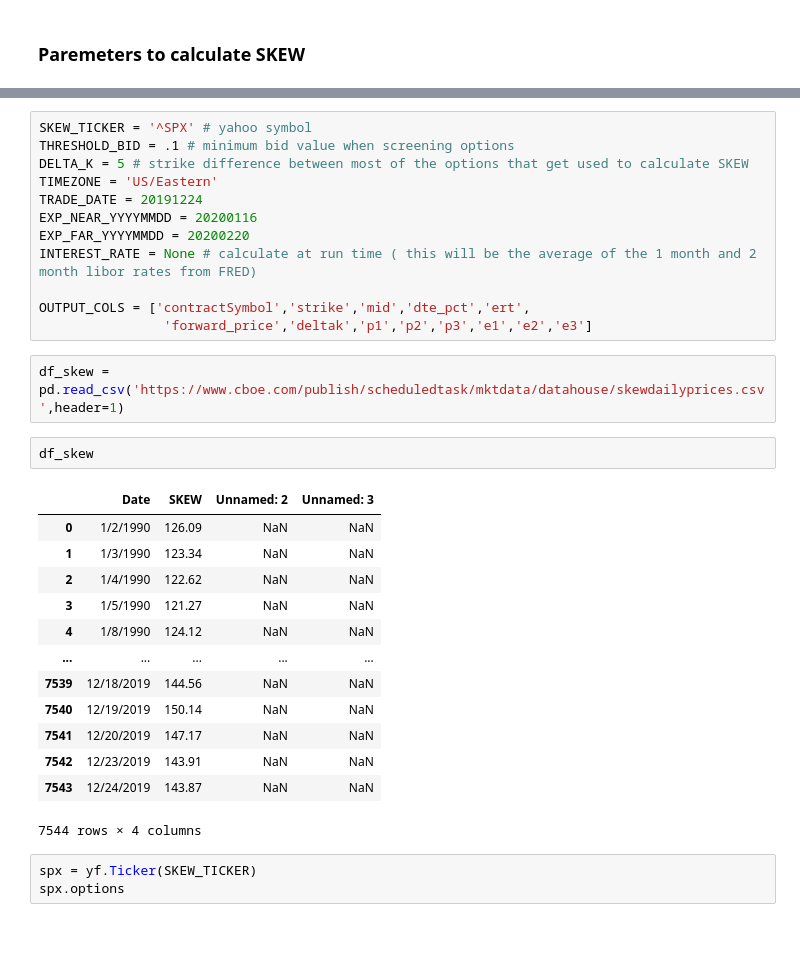
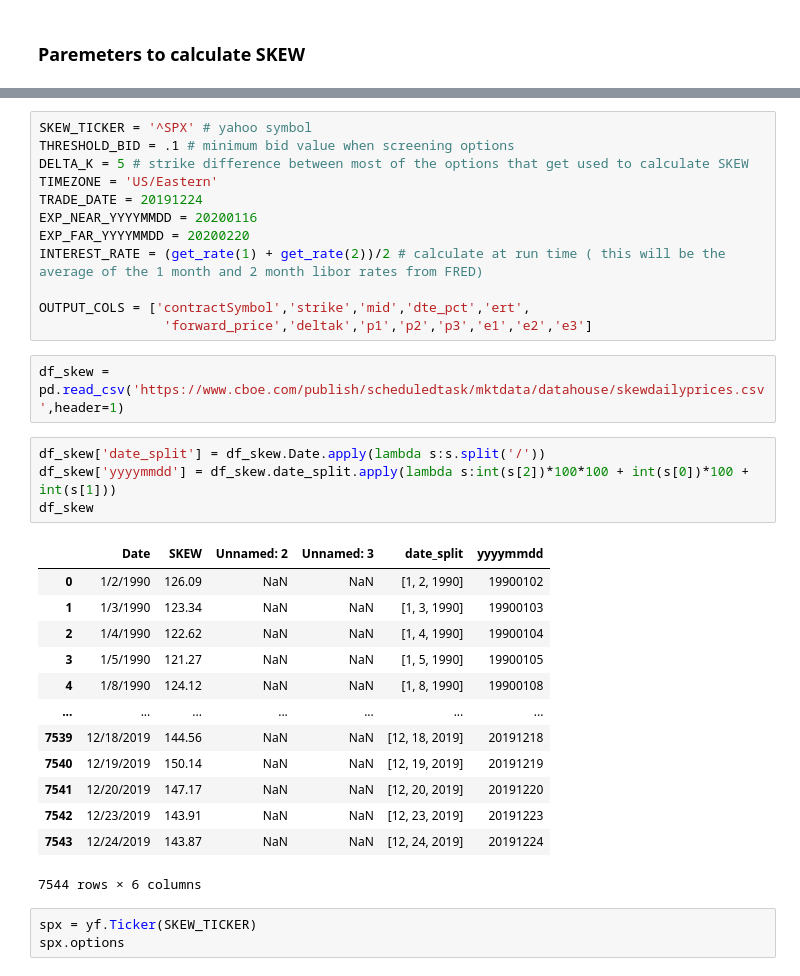
Before and after one commit to bgithub1/volgrid, a Jupyter notebook: volgrid/cboe_skew_analysis.ipynb, the cells around one changed output, grey strips where cells are left out. Drawn from its saved outputs; the diff is of its cells as text; blank space fills up the shorter version.

```diff
--- a/volgrid/cboe_skew_analysis.ipynb
+++ b/volgrid/cboe_skew_analysis.ipynb
@@ -41,28 +62,30 @@ TIMEZONE = 'US/Eastern'
 TRADE_DATE = 20191224
 EXP_NEAR_YYYYMMDD = 20200116
 EXP_FAR_YYYYMMDD = 20200220
-INTEREST_RATE = None # calculate at run time ( this will be the average of the 1 month and 2 month libor rates from FRED)
+INTEREST_RATE = (get_rate(1) + get_rate(2))/2 # calculate at run time ( this will be the average of the 1 month and 2 month libor rates from FRED)
 
 OUTPUT_COLS = ['contractSymbol','strike','mid','dte_pct','ert',
                 'forward_price','deltak','p1','p2','p3','e1','e2','e3']
 # %%
 df_skew = pd.read_csv('https://www.cboe.com/publish/scheduledtask/mktdata/datahouse/skewdailyprices.csv',header=1)
-# %%
-df_skew
-# %% [output]
-|  | Date | SKEW | Unnamed: 2 | Unnamed: 3 |
-| 0 | 1/2/1990 | 126.09 | NaN | NaN |
-| 1 | 1/3/1990 | 123.34 | NaN | NaN |
-| 2 | 1/4/1990 | 122.62 | NaN | NaN |
-| 3 | 1/5/1990 | 121.27 | NaN | NaN |
-| 4 | 1/8/1990 | 124.12 | NaN | NaN |
-| ... | ... | ... | ... | ... |
-| 7539 | 12/18/2019 | 144.56 | NaN | NaN |
-| 7540 | 12/19/2019 | 150.14 | NaN | NaN |
-| 7541 | 12/20/2019 | 147.17 | NaN | NaN |
-| 7542 | 12/23/2019 | 143.91 | NaN | NaN |
-| 7543 | 12/24/2019 | 143.87 | NaN | NaN |
-7544 rows × 4 columns
+# %%
+df_skew['date_split'] = df_skew.Date.apply(lambda s:s.split('/'))
+df_skew['yyyymmdd'] = df_skew.date_split.apply(lambda s:int(s[2])*100*100 + int(s[0])*100 + int(s[1]))
+df_skew
+# %% [output]
+|  | Date | SKEW | Unnamed: 2 | Unnamed: 3 | date_split | yyyymmdd |
+| 0 | 1/2/1990 | 126.09 | NaN | NaN | [1, 2, 1990] | 19900102 |
+| 1 | 1/3/1990 | 123.34 | NaN | NaN | [1, 3, 1990] | 19900103 |
+| 2 | 1/4/1990 | 122.62 | NaN | NaN | [1, 4, 1990] | 19900104 |
+| 3 | 1/5/1990 | 121.27 | NaN | NaN | [1, 5, 1990] | 19900105 |
+| 4 | 1/8/1990 | 124.12 | NaN | NaN | [1, 8, 1990] | 19900108 |
+| ... | ... | ... | ... | ... | ... | ... |
+| 7539 | 12/18/2019 | 144.56 | NaN | NaN | [12, 18, 2019] | 20191218 |
+| 7540 | 12/19/2019 | 150.14 | NaN | NaN | [12, 19, 2019] | 20191219 |
+| 7541 | 12/20/2019 | 147.17 | NaN | NaN | [12, 20, 2019] | 20191220 |
+| 7542 | 12/23/2019 | 143.91 | NaN | NaN | [12, 23, 2019] | 20191223 |
+| 7543 | 12/24/2019 | 143.87 | NaN | NaN | [12, 24, 2019] | 20191224 |
+7544 rows × 6 columns
 # %%
 spx = yf.Ticker(SKEW_TICKER)
 spx.options
```
Also changed, not shown: parts of 28 cells of this notebook.
